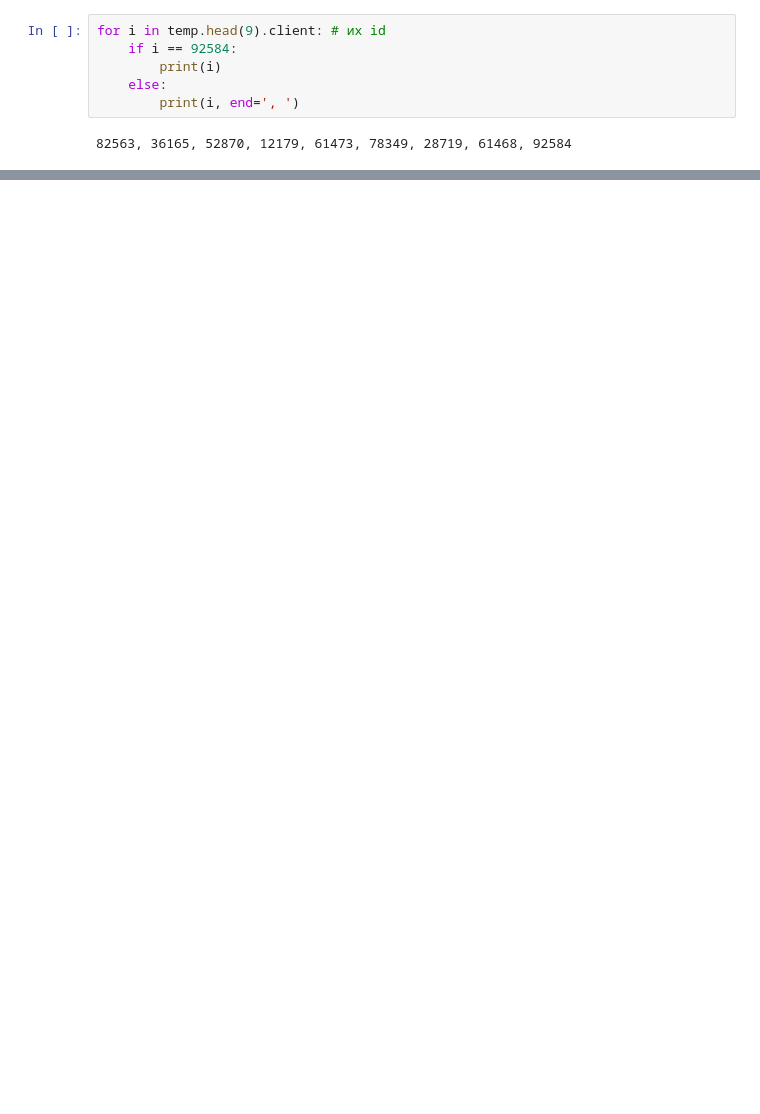
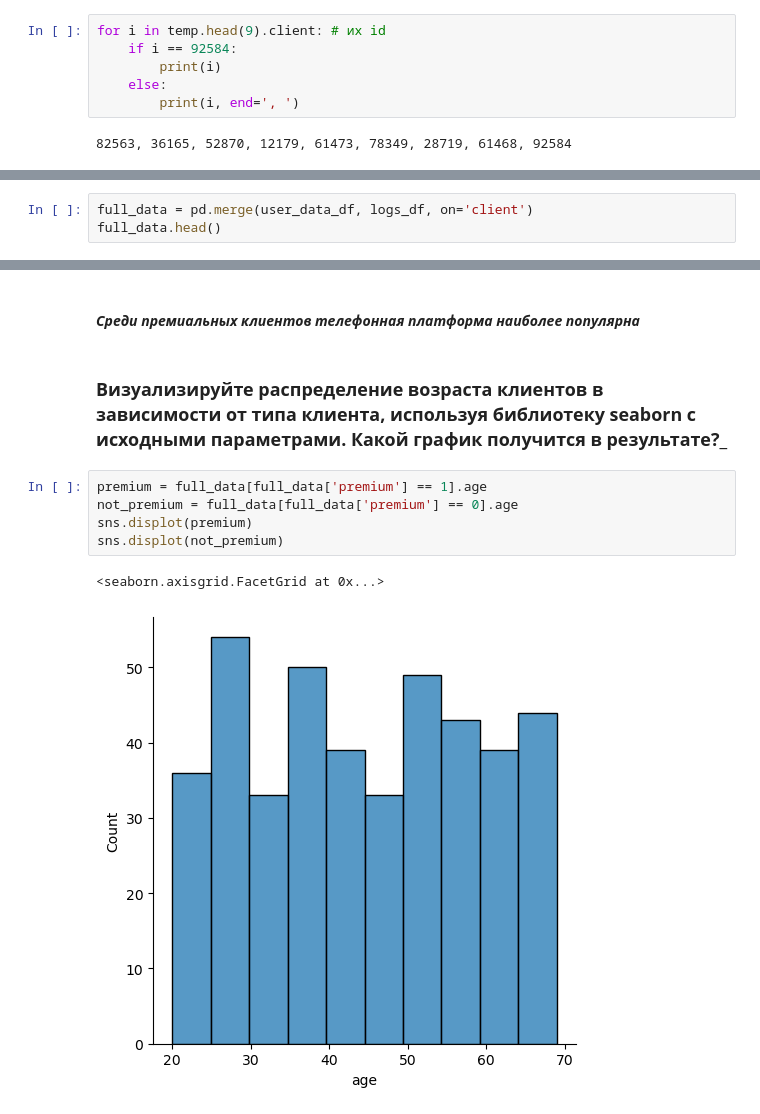
Before and after one commit to Osgil/Mini_project, a Jupyter notebook: simple_pd.ipynb, the cells around one changed output, grey strips where cells are left out. Cells and saved outputs as stored; diff of their text form; blank space fills up the shorter version.

```diff
--- a/simple_pd.ipynb
+++ b/simple_pd.ipynb
@@ -181,0 +208,3 @@ for i in temp.head(9).client: # их id
+# %%
+full_data = pd.merge(user_data_df, logs_df, on='client')
+full_data.head()
@@ -181,0 +226,12 @@ for i in temp.head(9).client: # их id
+# %% [markdown]
+#### ___Среди премиальных клиентов телефонная платформа наиболее популярна___
+# %% [markdown]
+### __Визуализируйте распределение возраста клиентов в зависимости от типа клиента, используя библиотеку seaborn с исходными параметрами. Какой график получится в результате?___
+# %%
+premium = full_data[full_data['premium'] == 1].age
+not_premium = full_data[full_data['premium'] == 0].age
+sns.displot(premium)
+sns.displot(not_premium)
+# %% [output]
+<seaborn.axisgrid.FacetGrid at 0x...>
+[figure, added]
```
Also changed, not shown: parts of 26 cells of this notebook.
